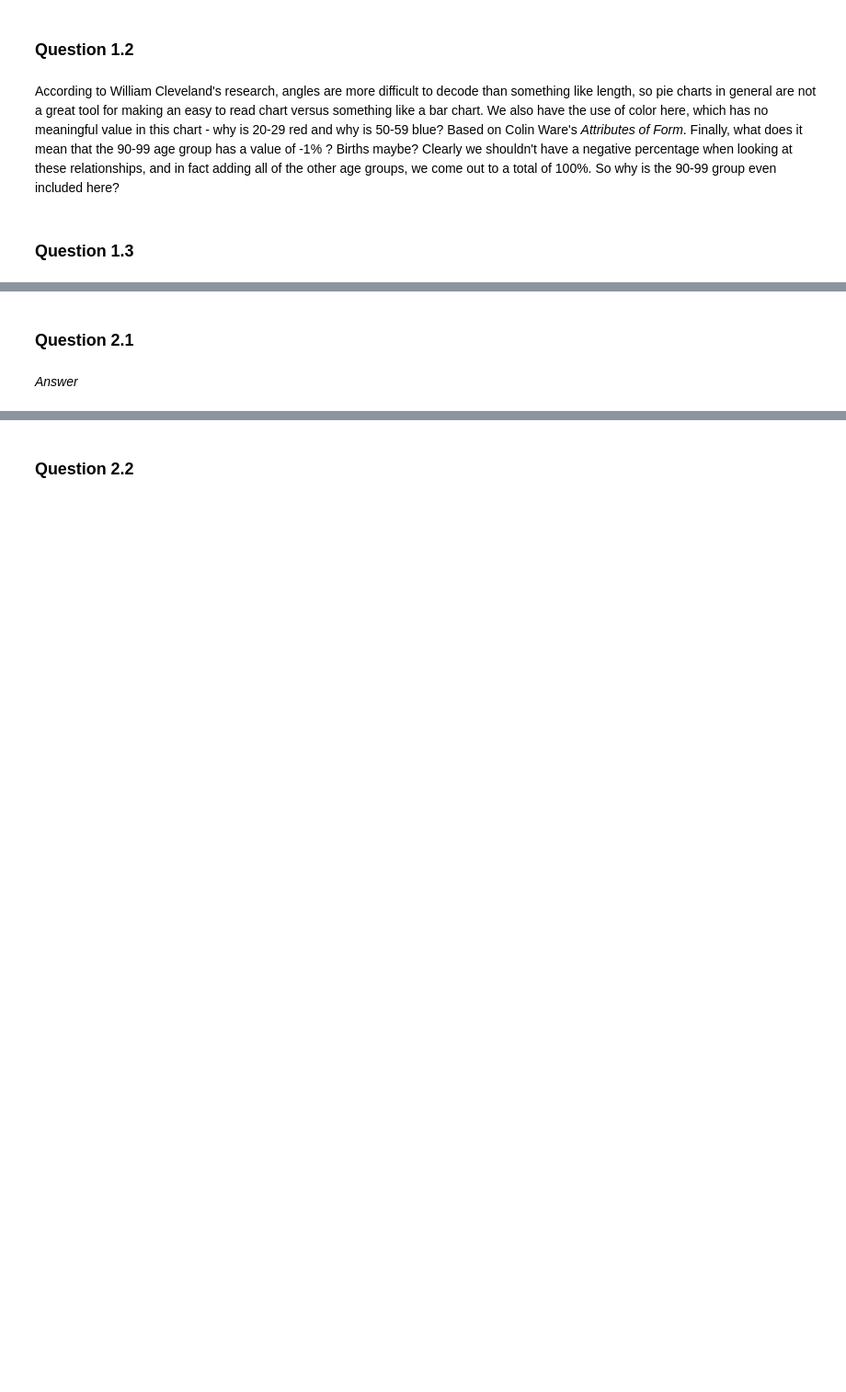
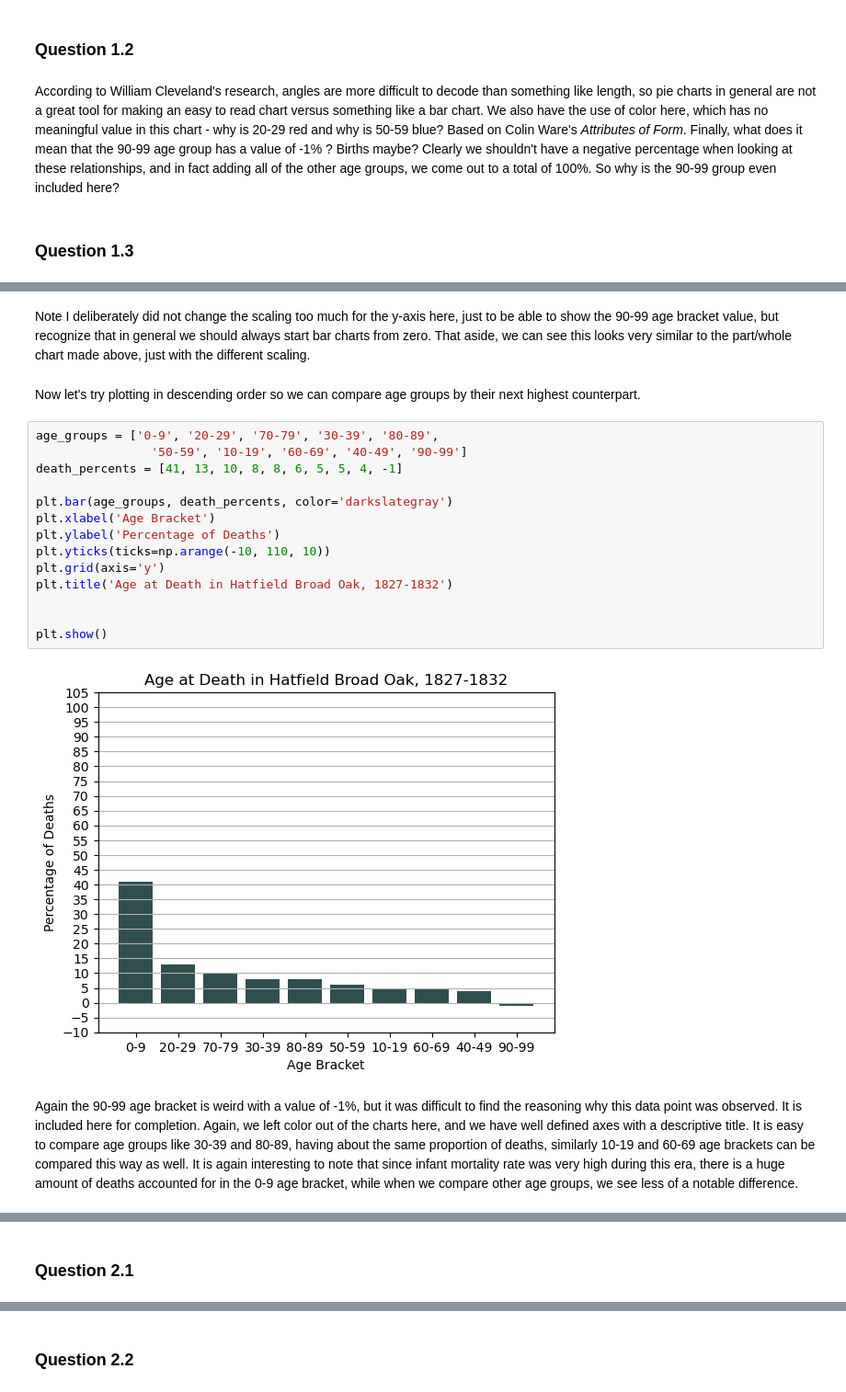
Before and after one commit to ansaridan/jhu-data-engineering-team-5, a Jupyter notebook: Problem_Set_2/Problem_Set_2.ipynb, the cells around one changed output, grey strips where cells are left out. Shown at 92% size. Cells and saved outputs as stored; diff of their text form; blank space fills up the shorter version.

```diff
--- a/Problem_Set_2/Problem_Set_2.ipynb
+++ b/Problem_Set_2/Problem_Set_2.ipynb
@@ -66,3 +107,25 @@ According to William Cleveland's research, angles are more difficult to decode t
+# %% [markdown]
+Note I deliberately did not change the scaling too much for the y-axis here, just to be able to show the 90-99 age bracket value, but recognize that in general we should always start bar charts from zero. That aside, we can see this looks very similar to the part/whole chart made above, just with the different scaling.
+# %% [markdown]
+Now let's try plotting in descending order so we can compare age groups by their next highest counterpart.
+# %%
+age_groups = ['0-9', '20-29', '70-79', '30-39', '80-89',
+                '50-59', '10-19', '60-69', '40-49', '90-99']
+death_percents = [41, 13, 10, 8, 8, 6, 5, 5, 4, -1]
+
+plt.bar(age_groups, death_percents, color='darkslategray')
+plt.xlabel('Age Bracket')
+plt.ylabel('Percentage of Deaths')
+plt.yticks(ticks=np.arange(-10, 110, 10))
+plt.grid(axis='y')
+plt.title('Age at Death in Hatfield Broad Oak, 1827-1832')
+
+
+plt.show()
+# %% [output]
+[figure, added]
+# %% [markdown]
+Again the 90-99 age bracket is weird with a value of -1%, but it was difficult to find the reasoning why this data point was observed. It is included here for completion. Again, we left color out of the charts here, and we have well defined axes with a descriptive title. It is easy to compare age groups like 30-39 and 80-89, having about the same proportion of deaths, similarly 10-19 and 60-69 age brackets can be compared this way as well. It is again interesting to note that since infant mortality rate was very high during this era, there is a huge amount of deaths accounted for in the 0-9 age bracket, while when we compare other age groups, we see less of a notable difference.
 # %% [markdown]
 ---
 
@@ -71,5 +134,3 @@ According to William Cleveland's research, angles are more difficult to decode t
 ![chart2](http://skepchick.org/wp-content/uploads/2015/06/CNN-weed-chart.jpg)
 # %% [markdown]
 ### Question 2.1
-# %% [markdown]
-*Answer*
```
Also changed, not shown: parts of 20 cells of this notebook.
